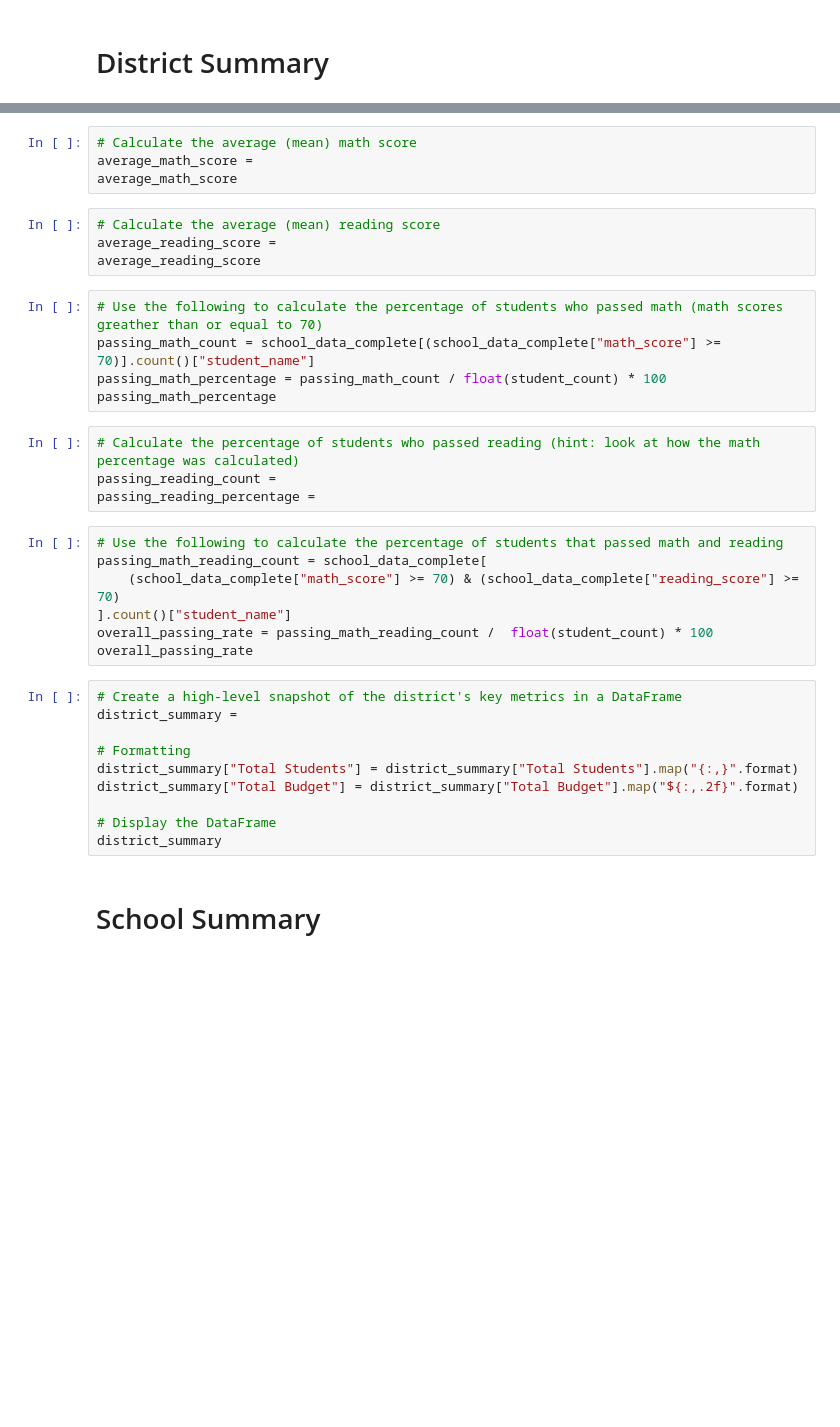
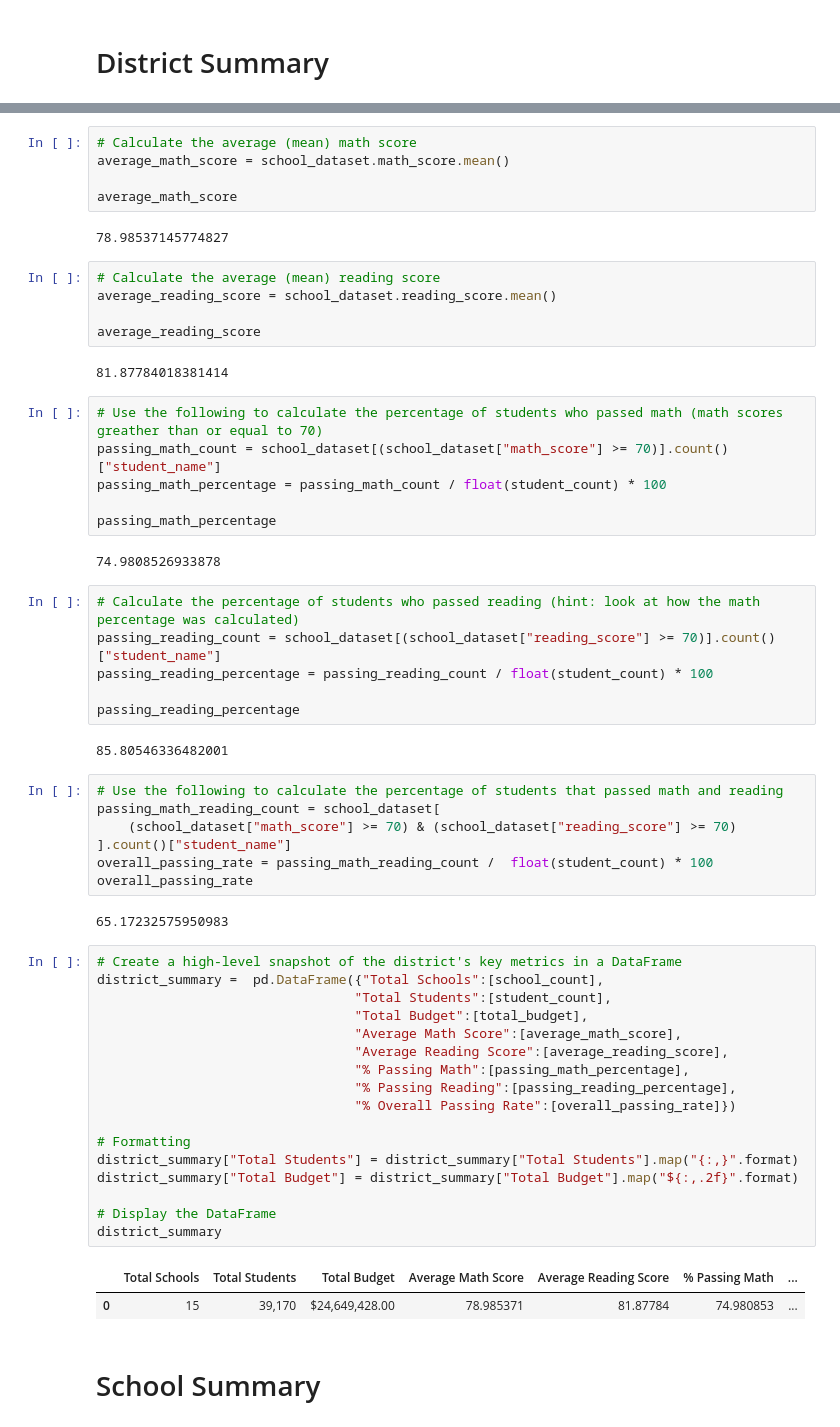
Before and after one commit to Amarah010/pandas-challenge, a Jupyter notebook: PyCitySchools/main.ipynb, the cells around one changed output, grey strips where cells are left out. Saved outputs shown, nothing was run; the diff lists cells and outputs as text; blank space fills up the shorter version.

```diff
--- a/PyCitySchools/main.ipynb
+++ b/PyCitySchools/main.ipynb
@@ -41,37 +50,62 @@ total_budget
 # %%
 # Calculate the average (mean) math score
-average_math_score =
+average_math_score = school_dataset.math_score.mean()
+
 average_math_score
+# %% [output]
+78.98537145774827
 # %%
 # Calculate the average (mean) reading score
-average_reading_score =
+average_reading_score = school_dataset.reading_score.mean()
+
 average_reading_score
+# %% [output]
+81.87784018381414
 # %%
 # Use the following to calculate the percentage of students who passed math (math scores greather than or equal to 70)
-passing_math_count = school_data_complete[(school_data_complete["math_score"] >= 70)].count()["student_name"]
+passing_math_count = school_dataset[(school_dataset["math_score"] >= 70)].count()["student_name"]
 passing_math_percentage = passing_math_count / float(student_count) * 100
+
 passing_math_percentage
+# %% [output]
+74.9808526933878
 # %%
 # Calculate the percentage of students who passed reading (hint: look at how the math percentage was calculated)
-passing_reading_count =
-passing_reading_percentage =
+passing_reading_count = school_dataset[(school_dataset["reading_score"] >= 70)].count()["student_name"]
+passing_reading_percentage = passing_reading_count / float(student_count) * 100
+
+passing_reading_percentage
+# %% [output]
+85.80546336482001
 # %%
 # Use the following to calculate the percentage of students that passed math and reading
-passing_math_reading_count = school_data_complete[
-    (school_data_complete["math_score"] >= 70) & (school_data_complete["reading_score"] >= 70)
+passing_math_reading_count = school_dataset[
+    (school_dataset["math_score"] >= 70) & (school_dataset["reading_score"] >= 70)
 ].count()["student_name"]
 overall_passing_rate = passing_math_reading_count /  float(student_count) * 100
 overall_passing_rate
+# %% [output]
+65.17232575950983
 # %%
 # Create a high-level snapshot of the district's key metrics in a DataFrame
-district_summary =
+district_summary =  pd.DataFrame({"Total Schools":[school_count],
+                                 "Total Students":[student_count],
+                                 "Total Budget":[total_budget],
+                                 "Average Math Score":[average_math_score],
+                                 "Average Reading Score":[average_reading_score],
+                                 "% Passing Math":[passing_math_percentage],
+                                 "% Passing Reading":[passing_reading_percentage],
+                                 "% Overall Passing Rate":[overall_passing_rate]})
 
 # Formatting
 district_summary["Total Students"] = district_summary["Total Students"].map("{:,}".format)
 district_summary["Total Budget"] = district_summary["Total Budget"].map("${:,.2f}".format)
 
 # Display the DataFrame
 district_summary
+# %% [output]
+|  | Total Schools | Total Students | Total Budget | Average Math Score | Average Reading Score | % Passing Math | ... |
+| 0 | 15 | 39,170 | $24,649,428.00 | 78.985371 | 81.87784 | 74.980853 | ... |
 # %% [markdown]
 # School Summary
 # %%
```
Also changed, not shown: parts of 16 cells of this notebook.
